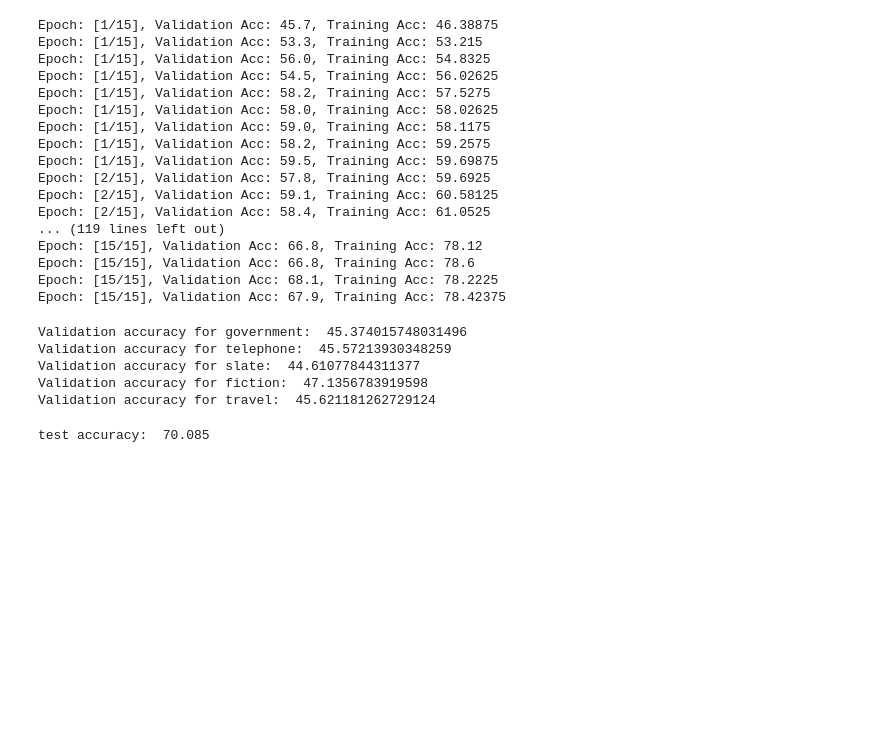
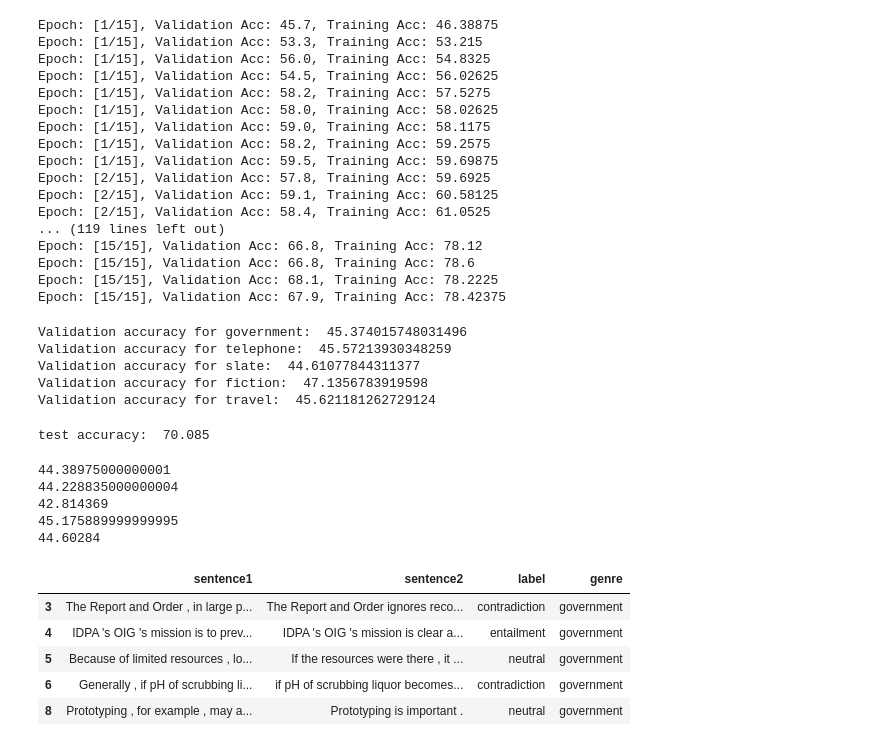
Before and after one commit to AMS889/DS-GA1011_Homework2, a Jupyter notebook: Homework2.ipynb, the cells around one changed output. Drawn from its saved outputs; the diff is of its cells as text; code cells hidden in the pictures; blank space fills up the shorter version.

```diff
--- a/Homework2.ipynb
+++ b/Homework2.ipynb
@@ -914,3 +914,24 @@ Validation accuracy for travel:  45.621181262729124
 print("test accuracy: ", test_model(test_loader, rnn_model))
 # %% [output]
 test accuracy:  70.085
+# %%
+print((45.374+43.4055)/2)
+print((42.88557+45.5721)/2)
+print((41.01796+44.610778)/2)
+print((43.21608+47.1357)/2)
+print((43.5845+45.62118)/2)
+# %% [output]
+44.38975000000001
+44.228835000000004
+42.814369
+45.175889999999995
+44.60284
+# %%
+mnli_val[mnli_val['genre']=='government'][:5]
+# %% [output]
+|  | sentence1 | sentence2 | label | genre |
+| 3 | The Report and Order , in large p... | The Report and Order ignores reco... | contradiction | government |
+| 4 | IDPA 's OIG 's mission is to prev... | IDPA 's OIG 's mission is clear a... | entailment | government |
+| 5 | Because of limited resources , lo... | If the resources were there , it ... | neutral | government |
+| 6 | Generally , if pH of scrubbing li... | if pH of scrubbing liquor becomes... | contradiction | government |
+| 8 | Prototyping , for example , may a... | Prototyping is important . | neutral | government |
```
Also changed, not shown: parts of 4 cells of this notebook, 1 other file.
